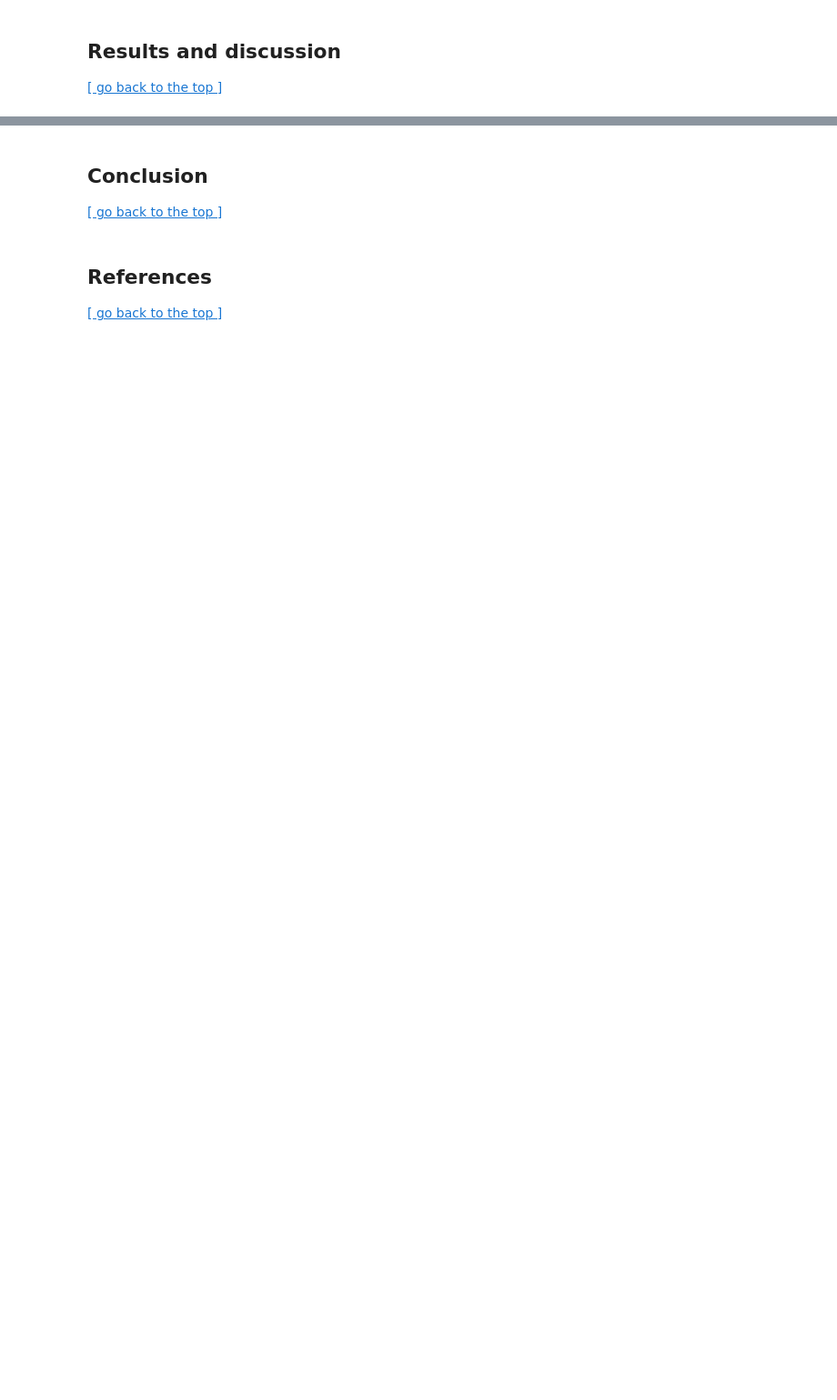
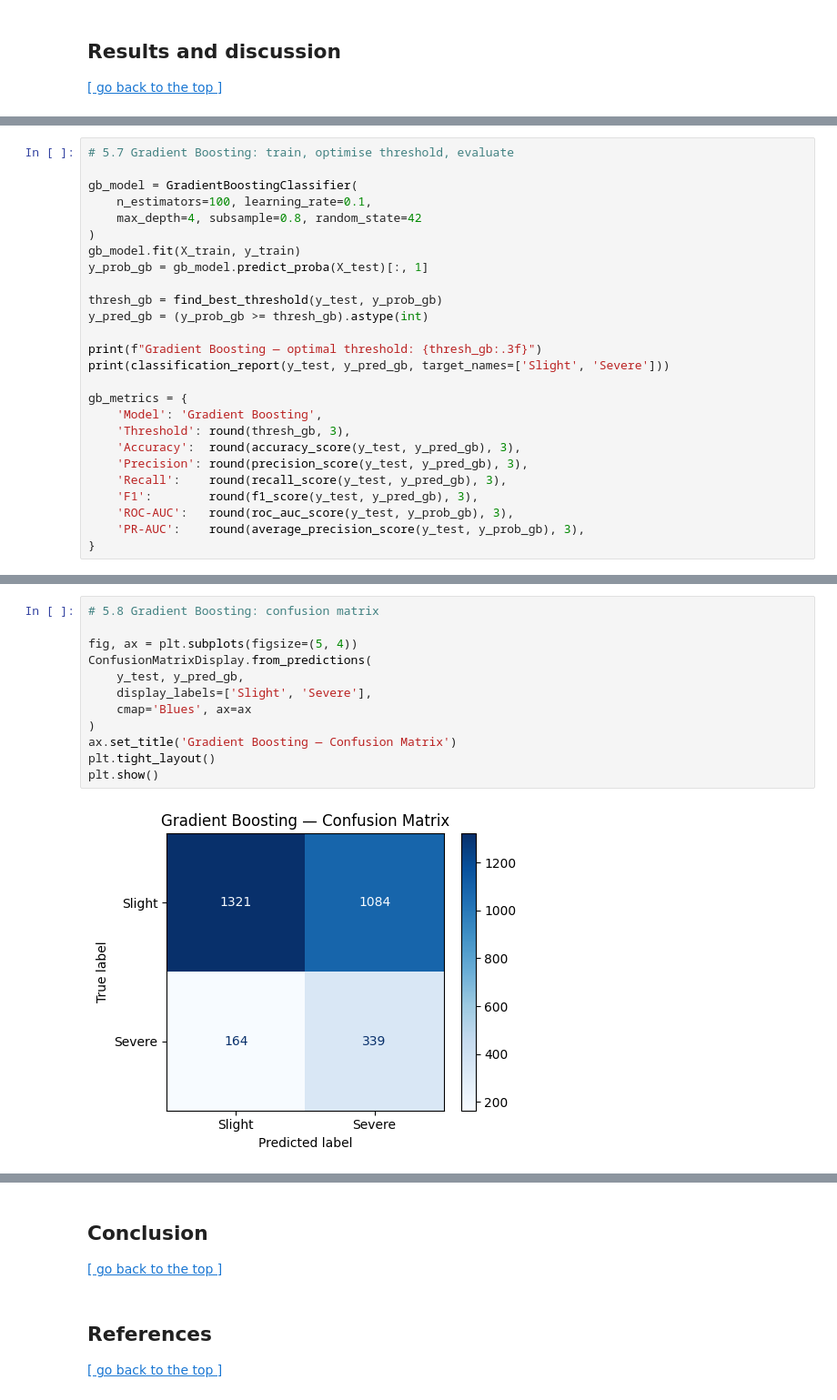
Before and after one commit to Alexia418/DSSS_Assessment, a Jupyter notebook: Submission.ipynb, the cells around one changed output, grey strips where cells are left out. Shown at 91% size. Cells and saved outputs as stored; diff of their text form; blank space fills up the shorter version.

```diff
--- a/Submission.ipynb
+++ b/Submission.ipynb
@@ -1236,0 +810,26 @@ plt.show()
+# %%
+# 5.7 Gradient Boosting: train, optimise threshold, evaluate
+
+gb_model = GradientBoostingClassifier(
+    n_estimators=100, learning_rate=0.1,
+    max_depth=4, subsample=0.8, random_state=42
+)
+gb_model.fit(X_train, y_train)
+y_prob_gb = gb_model.predict_proba(X_test)[:, 1]
+
+thresh_gb = find_best_threshold(y_test, y_prob_gb)
+y_pred_gb = (y_prob_gb >= thresh_gb).astype(int)
+
+print(f"Gradient Boosting — optimal threshold: {thresh_gb:.3f}")
+print(classification_report(y_test, y_pred_gb, target_names=['Slight', 'Severe']))
+
+gb_metrics = {
+    'Model': 'Gradient Boosting',
+    'Threshold': round(thresh_gb, 3),
+    'Accuracy':  round(accuracy_score(y_test, y_pred_gb), 3),
+    'Precision': round(precision_score(y_test, y_pred_gb), 3),
+    'Recall':    round(recall_score(y_test, y_pred_gb), 3),
+    'F1':        round(f1_score(y_test, y_pred_gb), 3),
+    'ROC-AUC':   round(roc_auc_score(y_test, y_prob_gb), 3),
+    'PR-AUC':    round(average_precision_score(y_test, y_prob_gb), 3),
+}
@@ -1236,0 +846,14 @@ plt.show()
+# %%
+# 5.8 Gradient Boosting: confusion matrix
+
+fig, ax = plt.subplots(figsize=(5, 4))
+ConfusionMatrixDisplay.from_predictions(
+    y_test, y_pred_gb,
+    display_labels=['Slight', 'Severe'],
+    cmap='Blues', ax=ax
+)
+ax.set_title('Gradient Boosting — Confusion Matrix')
+plt.tight_layout()
+plt.show()
+# %% [output]
+[figure, added]
```
Also changed, not shown: parts of 46 cells of this notebook.
